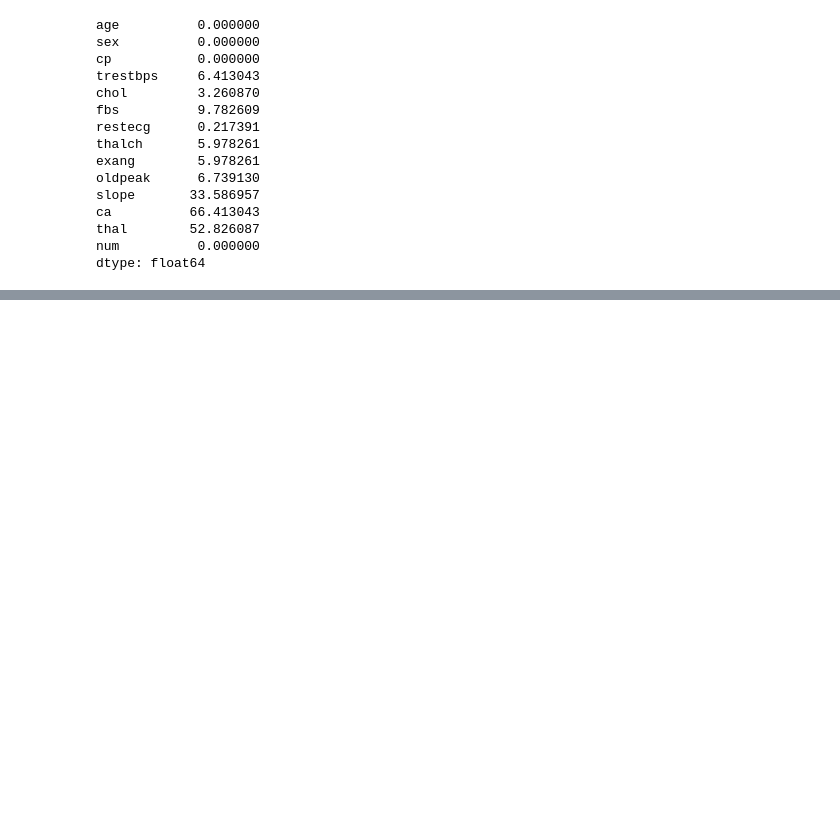
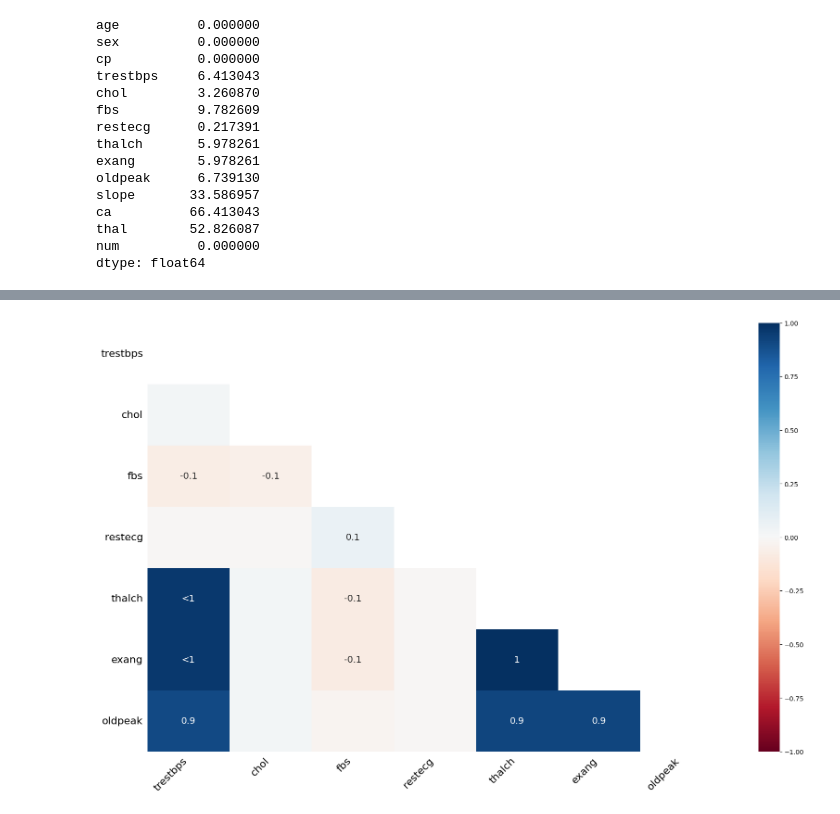
Before and after one commit to NIKHILNARSIPALLI/Heart-Disease-Prediction, a Jupyter notebook: Heart_Disease_Prediction_pnfsintern.ipynb, the cells around one changed output, grey strips where cells are left out. Cells and saved outputs as stored; diff of their text form; code cells hidden in the pictures; blank space fills up the shorter version.

```diff
--- a/Heart_Disease_Prediction_pnfsintern.ipynb
+++ b/Heart_Disease_Prediction_pnfsintern.ipynb
@@ -199,3 +205,8 @@ ca          66.413043
 thal        52.826087
 num          0.000000
 dtype: float64
+# %%
+# As we can see the amount of missing values in the columns slope, ca, and thal are huge
+# so we drop those columns
+
+df = df.drop(['slope','ca','thal'],axis=1)
@@ -201,0 +230,7 @@ dtype: float64
+# %%
+# let's check for the corelation between the missing values
+
+msno.heatmap(df)
+plt.show()
+# %% [output]
+[figure, added]
```
Also changed, not shown: parts of 15 cells of this notebook.
